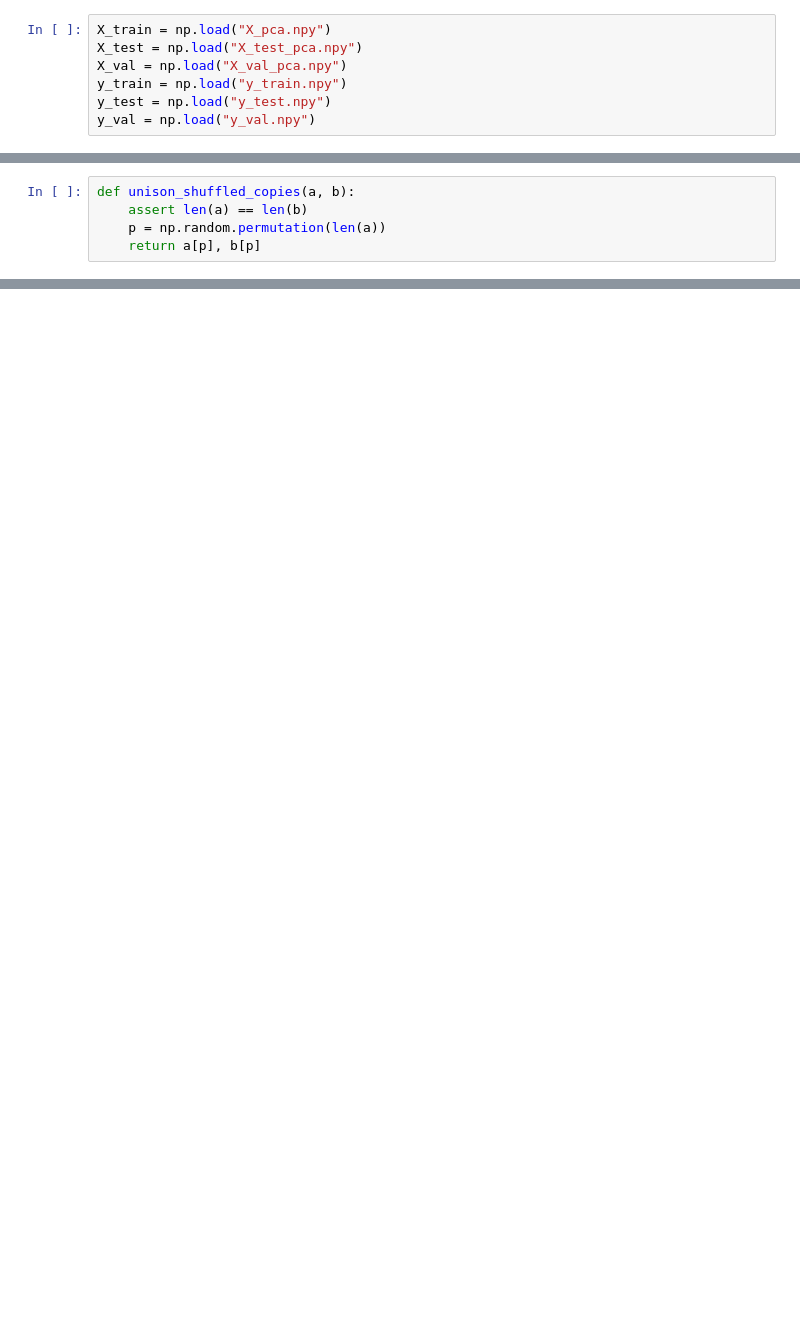
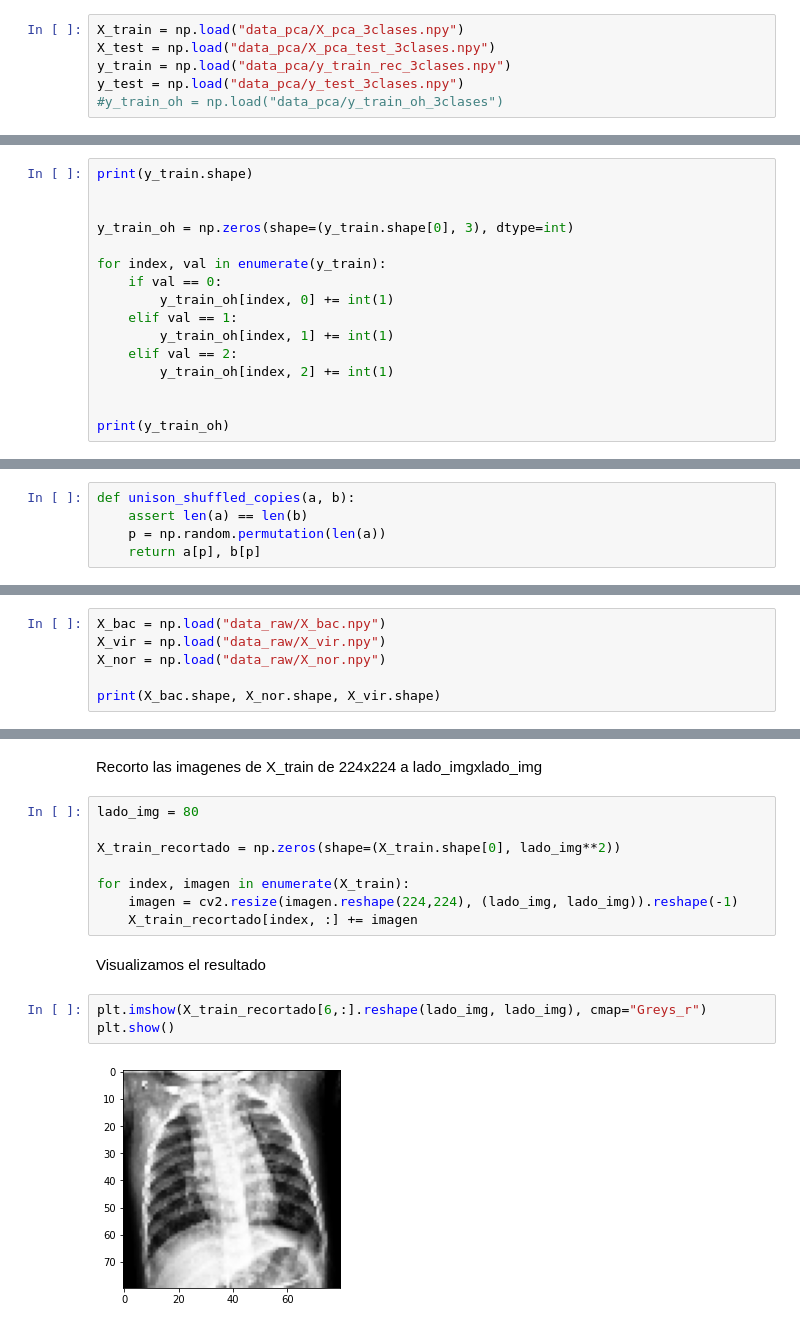
Before and after one commit to SoyDina/Trabajo-Final-Labo-de-Datos, a Jupyter notebook: SVM.ipynb, the cells around one changed output, grey strips where cells are left out. Saved outputs shown, nothing was run; the diff lists cells and outputs as text; blank space fills up the shorter version.

```diff
--- a/SVM.ipynb
+++ b/SVM.ipynb
@@ -24,7 +27,6 @@ from sklearn.model_selection import GridSearchCV
 # %%
-X_train = np.load("X_pca.npy")
-X_test = np.load("X_test_pca.npy")
-X_val = np.load("X_val_pca.npy")
-y_train = np.load("y_train.npy")
-y_test = np.load("y_test.npy")
-y_val = np.load("y_val.npy")
+X_train = np.load("data_pca/X_pca_3clases.npy")
+X_test = np.load("data_pca/X_pca_test_3clases.npy")
+y_train = np.load("data_pca/y_train_rec_3clases.npy")
+y_test = np.load("data_pca/y_test_3clases.npy")
+#y_train_oh = np.load("data_pca/y_train_oh_3clases")
@@ -30,0 +35,16 @@ y_val = np.load("y_val.npy")
+# %%
+print(y_train.shape)
+
+
+y_train_oh = np.zeros(shape=(y_train.shape[0], 3), dtype=int)
+
+for index, val in enumerate(y_train):
+    if val == 0:
+        y_train_oh[index, 0] += int(1)
+    elif val == 1:
+        y_train_oh[index, 1] += int(1)
+    elif val == 2:
+        y_train_oh[index, 2] += int(1)
+
+
+print(y_train_oh)
@@ -77,0 +213,6 @@ array([0.   , 0.002, 0.004, 0.006, 0.008, 0.01 , 0.012, 0.014, 0.016,
+# %%
+X_bac = np.load("data_raw/X_bac.npy")
+X_vir = np.load("data_raw/X_vir.npy")
+X_nor = np.load("data_raw/X_nor.npy")
+
+print(X_bac.shape, X_nor.shape, X_vir.shape)
@@ -77,0 +265,17 @@ array([0.   , 0.002, 0.004, 0.006, 0.008, 0.01 , 0.012, 0.014, 0.016,
+# %% [markdown]
+Recorto las imagenes de X_train de 224x224 a lado_imgxlado_img
+# %%
+lado_img = 80
+
+X_train_recortado = np.zeros(shape=(X_train.shape[0], lado_img**2))
+
+for index, imagen in enumerate(X_train):
+    imagen = cv2.resize(imagen.reshape(224,224), (lado_img, lado_img)).reshape(-1)
+    X_train_recortado[index, :] += imagen
+# %% [markdown]
+Visualizamos el resultado
+# %%
+plt.imshow(X_train_recortado[6,:].reshape(lado_img, lado_img), cmap="Greys_r")
+plt.show()
+# %% [output]
+[figure, added]
```
Also changed, not shown: parts of 44 cells of this notebook, 8 other files.
